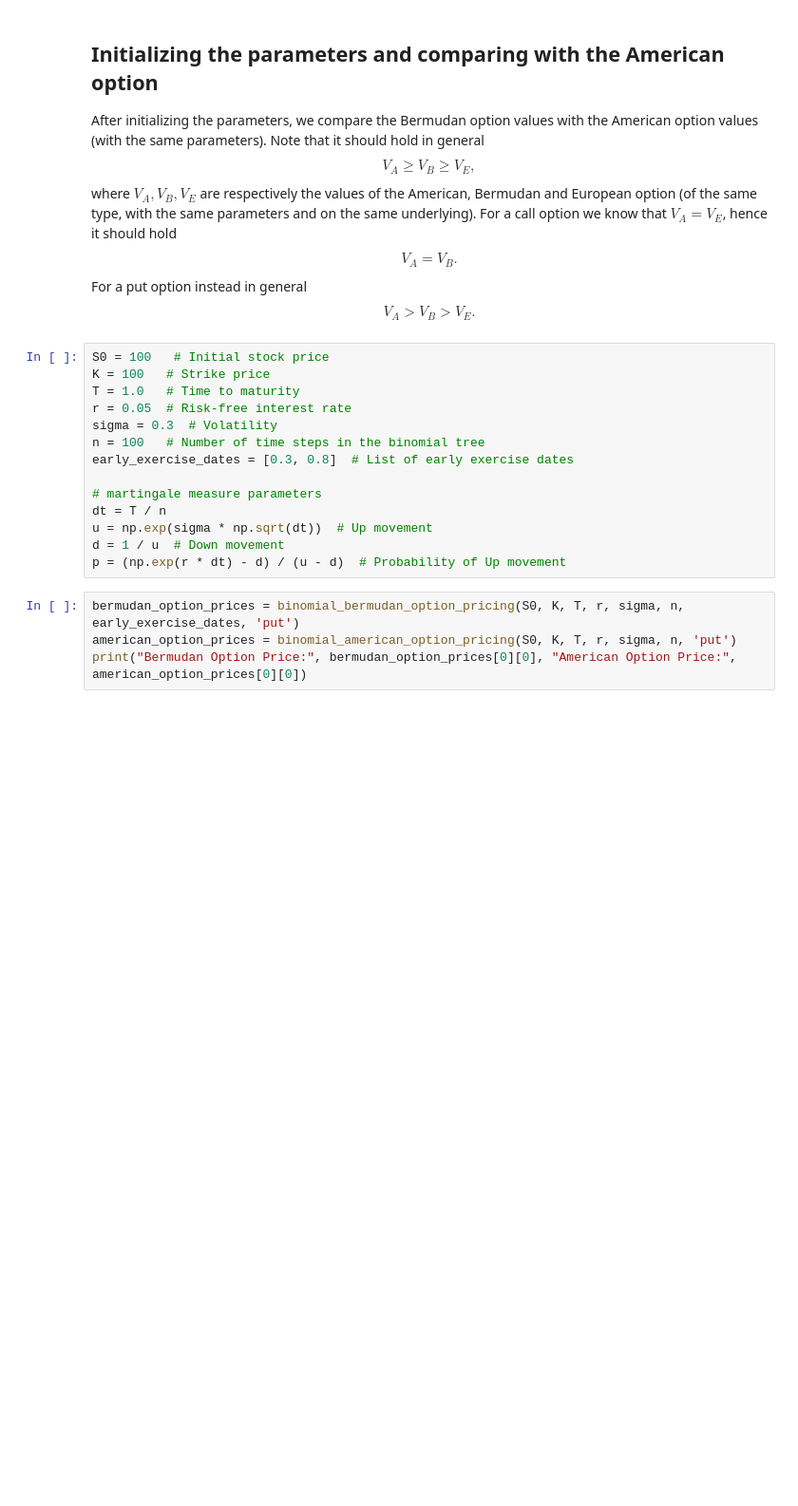
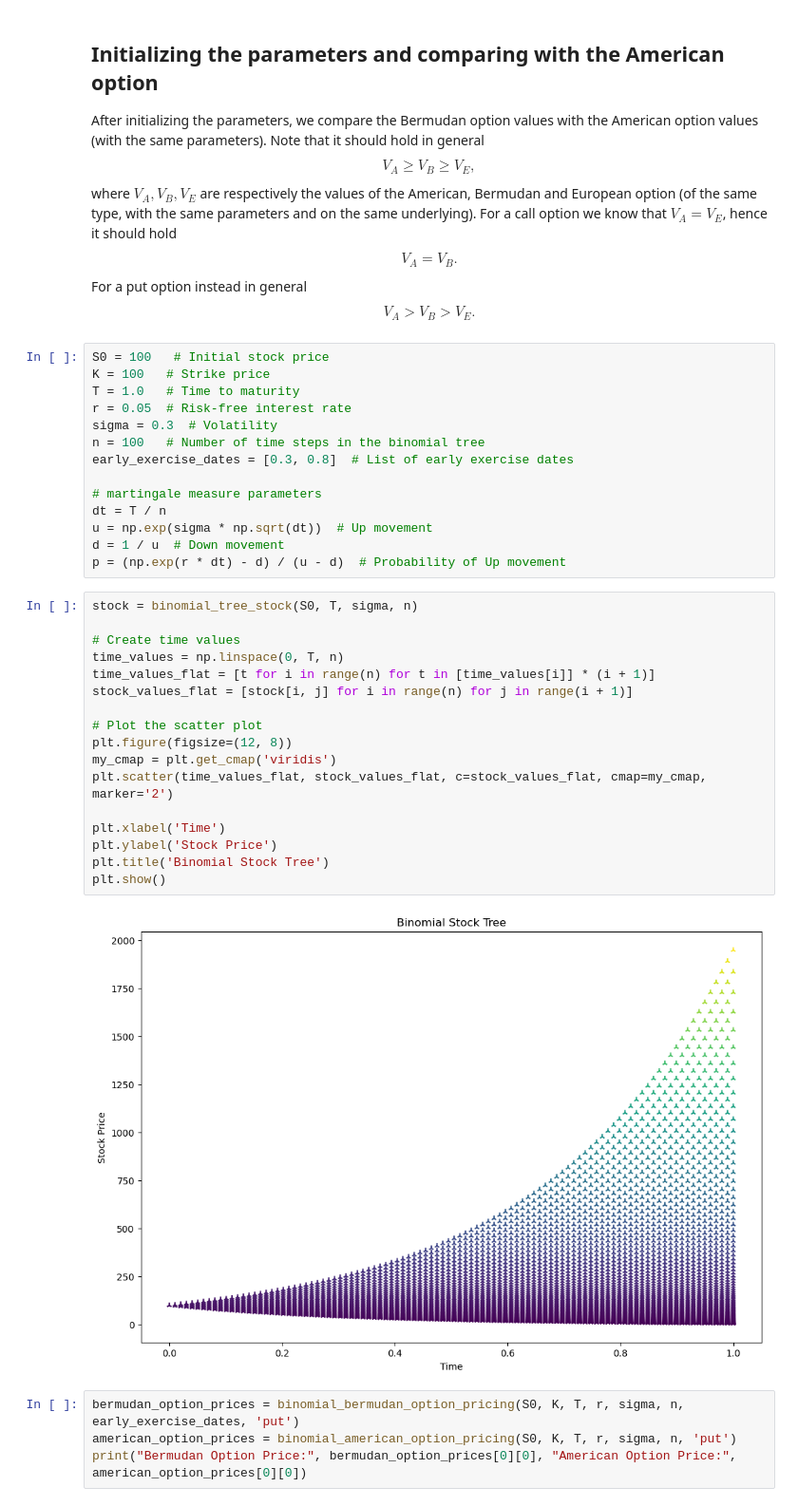
Before and after one commit to PieterO99/SemiStaticReplication, a Jupyter notebook: BinomialTreeBermudan.ipynb, the cells around one changed output. Shown: that part at 95% size. Saved outputs shown, nothing was run; the diff lists cells and outputs as text; blank space fills up the shorter version.

Commit message:
complete binomial method, with delta replication

```diff
--- a/BinomialTreeBermudan.ipynb
+++ b/BinomialTreeBermudan.ipynb
@@ -124,6 +125,25 @@ dt = T / n
 u = np.exp(sigma * np.sqrt(dt))  # Up movement
 d = 1 / u  # Down movement
 p = (np.exp(r * dt) - d) / (u - d)  # Probability of Up movement
+# %%
+stock = binomial_tree_stock(S0, T, sigma, n)
+
+# Create time values
+time_values = np.linspace(0, T, n)
+time_values_flat = [t for i in range(n) for t in [time_values[i]] * (i + 1)]
+stock_values_flat = [stock[i, j] for i in range(n) for j in range(i + 1)]
+
+# Plot the scatter plot
+plt.figure(figsize=(12, 8))
+my_cmap = plt.get_cmap('viridis')
+plt.scatter(time_values_flat, stock_values_flat, c=stock_values_flat, cmap=my_cmap, marker='2')
+
+plt.xlabel('Time')
+plt.ylabel('Stock Price')
+plt.title('Binomial Stock Tree')
+plt.show()
+# %% [output]
+[figure, added]
 # %%
 bermudan_option_prices = binomial_bermudan_option_pricing(S0, K, T, r, sigma, n, early_exercise_dates, 'put')
 american_option_prices = binomial_american_option_pricing(S0, K, T, r, sigma, n, 'put')
```
Also changed, not shown: parts of 4 cells of this notebook.
